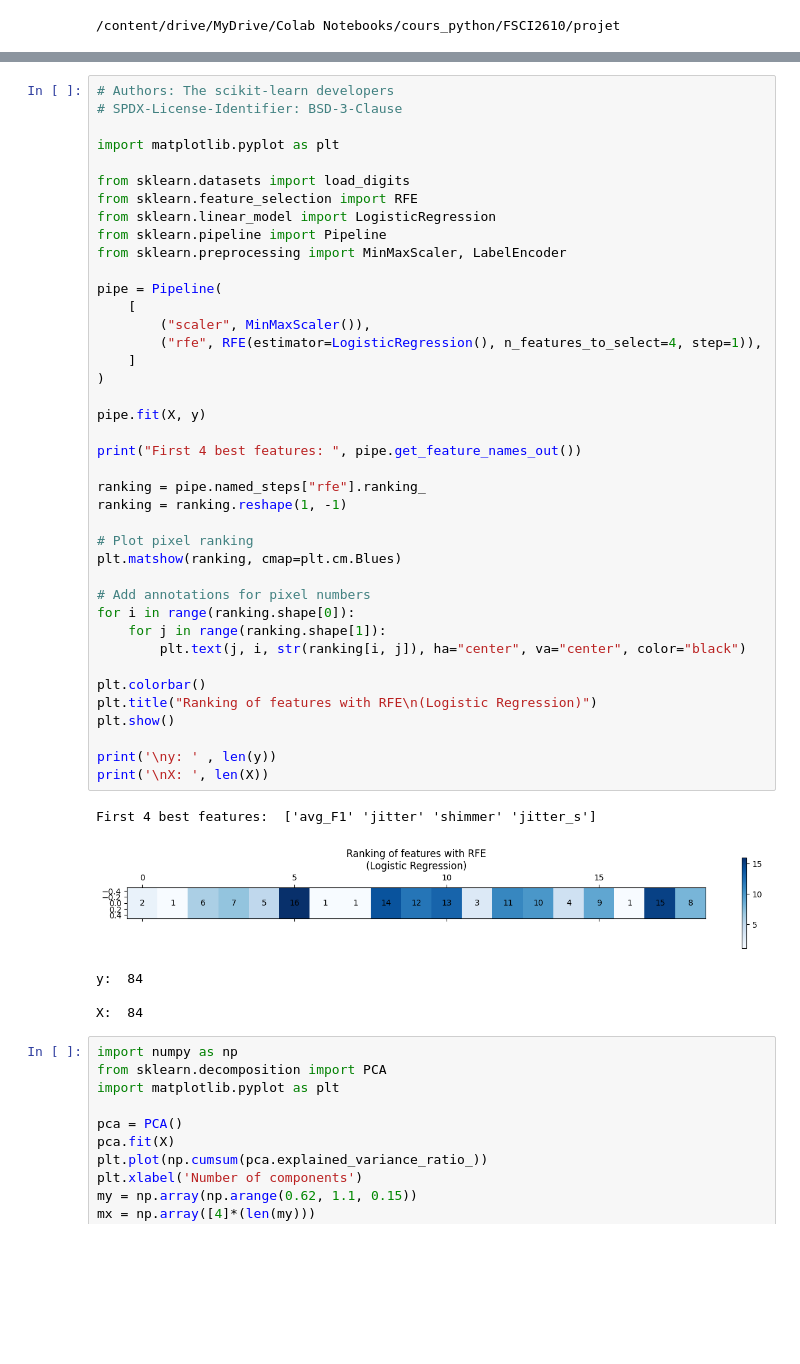
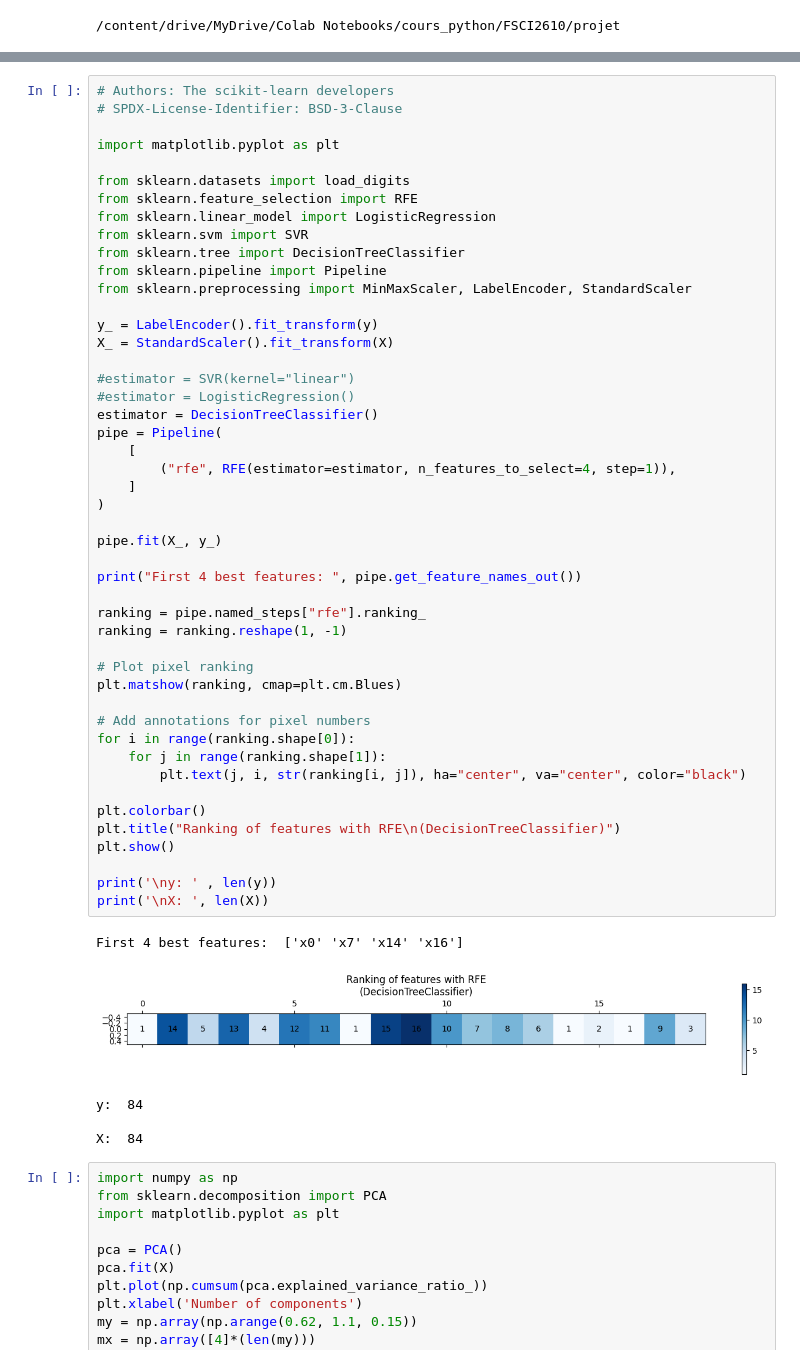
Before and after one commit to lucia1970-student/GA-PyTorch, a Jupyter notebook: Supervised_KMeans++_ROC.ipynb, the cells around one changed output, grey strips where cells are left out. Cells and saved outputs as stored; diff of their text form; blank space fills up the shorter version.

```diff
--- a/Supervised_KMeans++_ROC.ipynb
+++ b/Supervised_KMeans++_ROC.ipynb
@@ -138,40 +138,47 @@ import matplotlib.pyplot as plt
 from sklearn.datasets import load_digits
 from sklearn.feature_selection import RFE
 from sklearn.linear_model import LogisticRegression
+from sklearn.svm import SVR
+from sklearn.tree import DecisionTreeClassifier
 from sklearn.pipeline import Pipeline
-from sklearn.preprocessing import MinMaxScaler, LabelEncoder
+from sklearn.preprocessing import MinMaxScaler, LabelEncoder, StandardScaler
 
+y_ = LabelEncoder().fit_transform(y)
+X_ = StandardScaler().fit_transform(X)
+
+#estimator = SVR(kernel="linear")
+#estimator = LogisticRegression()
+estimator = DecisionTreeClassifier()
 pipe = Pipeline(
     [
-        ("scaler", MinMaxScaler()),
-        ("rfe", RFE(estimator=LogisticRegression(), n_features_to_select=4, step=1)),
+        ("rfe", RFE(estimator=estimator, n_features_to_select=4, step=1)),
     ]
 )
 
-pipe.fit(X, y)
+pipe.fit(X_, y_)
 
 print("First 4 best features: ", pipe.get_feature_names_out())
 
 ranking = pipe.named_steps["rfe"].ranking_
 ranking = ranking.reshape(1, -1)
 
 # Plot pixel ranking
 plt.matshow(ranking, cmap=plt.cm.Blues)
 
 # Add annotations for pixel numbers
 for i in range(ranking.shape[0]):
     for j in range(ranking.shape[1]):
         plt.text(j, i, str(ranking[i, j]), ha="center", va="center", color="black")
 
 plt.colorbar()
-plt.title("Ranking of features with RFE\n(Logistic Regression)")
+plt.title("Ranking of features with RFE\n(DecisionTreeClassifier)")
 plt.show()
 
 print('\ny: ' , len(y))
 print('\nX: ', len(X))
 # %% [output]
-First 4 best features:  ['avg_F1' 'jitter' 'shimmer' 'jitter_s']
+First 4 best features:  ['x0' 'x7' 'x14' 'x16']
-[figure, old version]
+[figure, new version]
 y:  84
 
 X:  84
```
Also changed, not shown: parts of 5 cells of this notebook.
